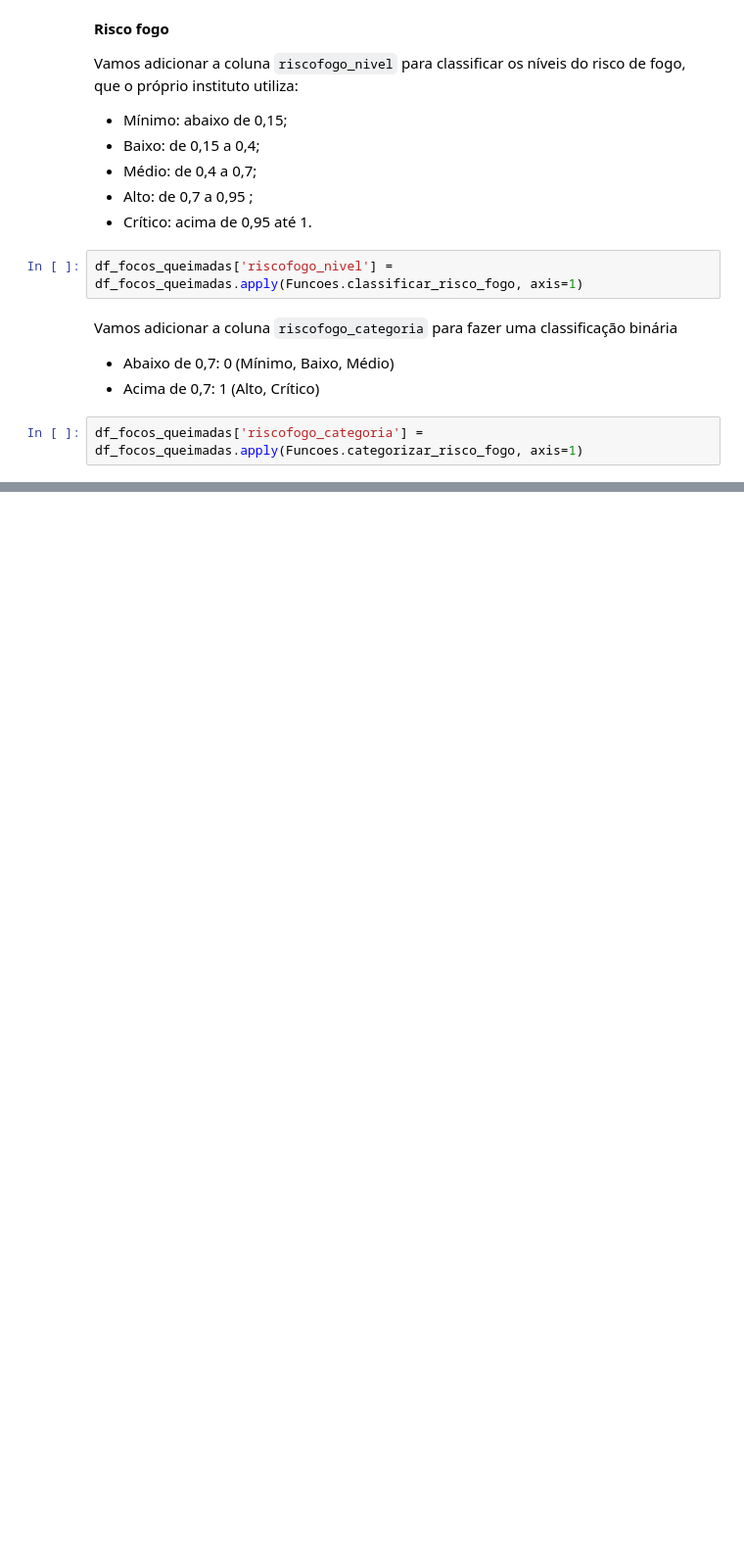
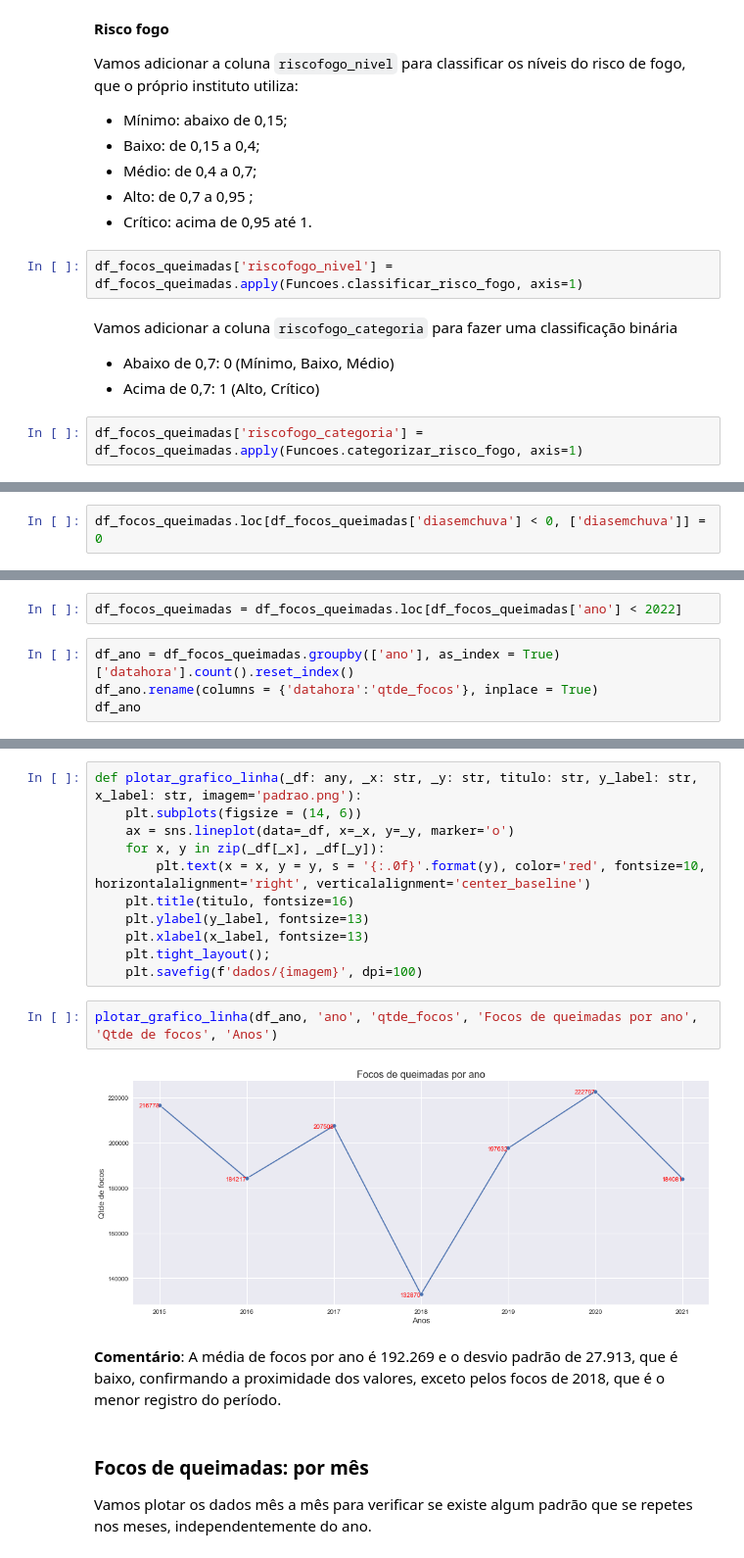
Before and after one commit to heavyrick/posgrad, a Jupyter notebook: final/focos_queimadas.ipynb, the cells around one changed output, grey strips where cells are left out. Shown at 98% size. Cells and saved outputs as stored; diff of their text form; blank space fills up the shorter version.

```diff
--- a/final/focos_queimadas.ipynb
+++ b/final/focos_queimadas.ipynb
@@ -339,0 +331,2 @@ df_focos_queimadas_ml.head()
+# %%
+df_focos_queimadas.loc[df_focos_queimadas['diasemchuva'] < 0, ['diasemchuva']] = 0
@@ -339,0 +403,6 @@ df_focos_queimadas_ml.head()
+# %%
+df_focos_queimadas = df_focos_queimadas.loc[df_focos_queimadas['ano'] < 2022]
+# %%
+df_ano = df_focos_queimadas.groupby(['ano'], as_index = True)['datahora'].count().reset_index()
+df_ano.rename(columns = {'datahora':'qtde_focos'}, inplace = True)
+df_ano
@@ -339,0 +428,21 @@ df_focos_queimadas_ml.head()
+# %%
+def plotar_grafico_linha(_df: any, _x: str, _y: str, titulo: str, y_label: str, x_label: str, imagem='padrao.png'):
+    plt.subplots(figsize = (14, 6))
+    ax = sns.lineplot(data=_df, x=_x, y=_y, marker='o')
+    for x, y in zip(_df[_x], _df[_y]):
+        plt.text(x = x, y = y, s = '{:.0f}'.format(y), color='red', fontsize=10, horizontalalignment='right', verticalalignment='center_baseline')
+    plt.title(titulo, fontsize=16)
+    plt.ylabel(y_label, fontsize=13)
+    plt.xlabel(x_label, fontsize=13)
+    plt.tight_layout();
+    plt.savefig(f'dados/{imagem}', dpi=100)
+# %%
+plotar_grafico_linha(df_ano, 'ano', 'qtde_focos', 'Focos de queimadas por ano', 'Qtde de focos', 'Anos')
+# %% [output]
+[figure, added]
+# %% [markdown]
+**Comentário**: A média de focos por ano é 192.269 e o desvio padrão de 27.913, que é baixo, confirmando a proximidade dos valores, exceto pelos focos de 2018, que é o menor registro do período.
+# %% [markdown]
+### Focos de queimadas: por mês
+
+Vamos plotar os dados mês a mês para verificar se existe algum padrão que se repetes nos meses, independentemente do ano.
```
Also changed, not shown: parts of 82 cells of this notebook, 10 other files.
